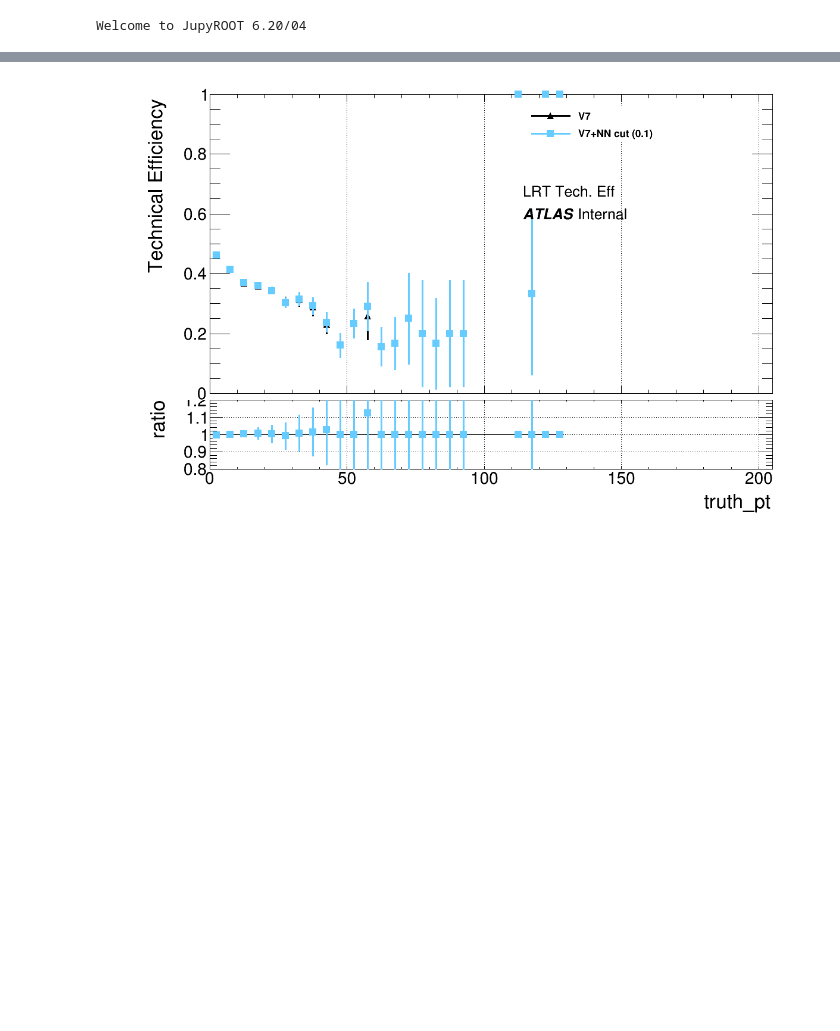
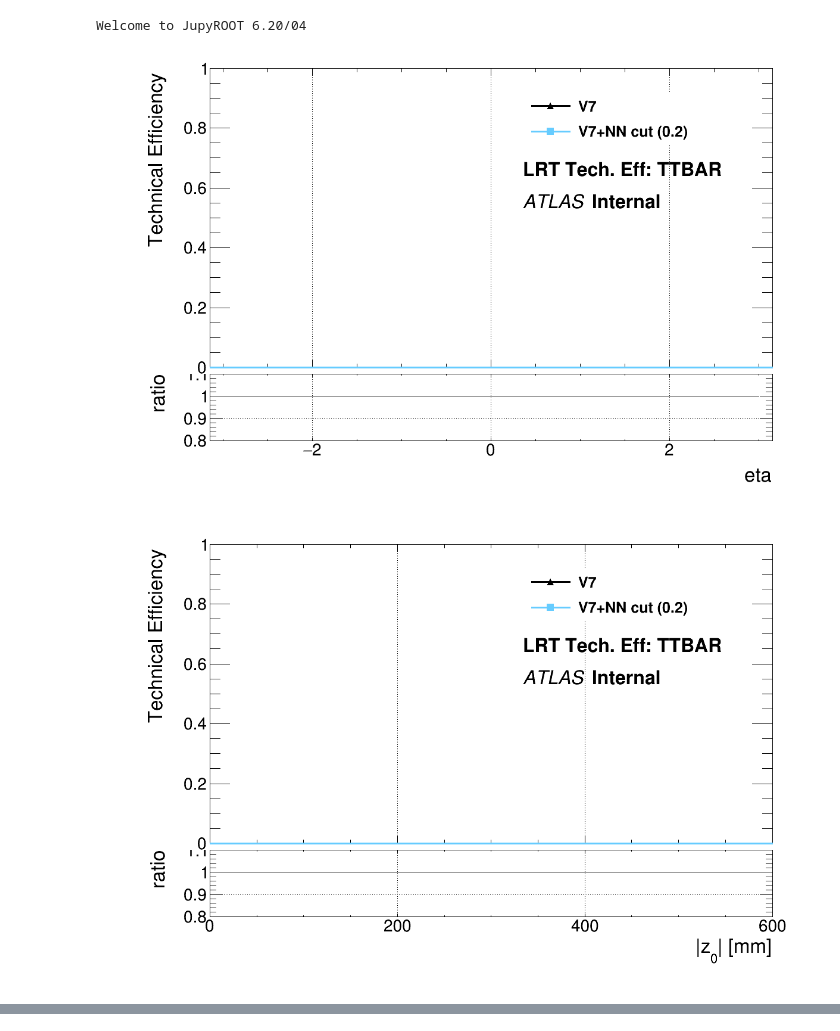
Before and after one commit to robinnewhouse/LRTNotebooks, a Jupyter notebook: make_comparison_plots.ipynb, the cells around one changed output, grey strips where cells are left out. Saved outputs shown, nothing was run; the diff lists cells and outputs as text; code cells hidden in the pictures; blank space fills up the shorter version.

```diff
--- a/make_comparison_plots.ipynb
+++ b/make_comparison_plots.ipynb
@@ -7,11 +7,14 @@ from array import array
 ROOT.gROOT.SetStyle('ATLAS')
 import time
 import os
+from IPython.display import Image, display
 
-def draw_note(x, y, text, size=12, font=63):
+def draw_note(x, y, text, size=35, font=63):
     l = ROOT.TLatex()
     l.SetNDC()
     l.SetTextColor(1)
+    l.SetTextFont(font)
+    l.SetTextSize(size);
     l.DrawLatex(x, y, text)
 
 def atlas_label(x, y, text=None, color=1):
@@ -21,17 +24,22 @@ FONT_SIZE = 30
 # %% [output]
 Welcome to JupyROOT 6.20/04
 # %%
+signal = 'VH4b'
+signal = 'HNL'
+signal = 'RPVLF'
+signal = 'TTBAR'
+
 variables = {
-    'truth_eta' : (-3,3),
-    'truth_absz0' : (0,10000),
-    'truth_absd0' : (0,300),
-    'truth_r' : (0,1000),
-    'truth_pt' : (0,1000000),
+    'truth_eta' :   {'bounds' : (-3,3),    'label': 'eta', 'log' : False,},
+    'truth_absz0' : {'bounds' : (0,600), 'label': '|z_{0}| [mm]', 'log' : False,},
+    'truth_absd0' : {'bounds' : (0,300),   'label': '|d_{0}| [mm]', 'log' : False,},
+    'truth_r' :     {'bounds' : (0,300),  'label': 'radius [mm]', 'log' : False,},
+    'truth_pt' :    {'bounds' : (0,100),   'label': 'p_{T} [GeV]', 'log' : False,},
 }
-output_dir = "/home/newhouse/public/Analysis/LRT/lrtanalysis/run/NN_func/"
+output_dir = f"/data/newhouse/LRT/forMatthias/plots/v7_nn_p2/{signal}/"
 os.makedirs(output_dir, exist_ok=True)
 
-for var, bounds in variables.items():
+for var, options in variables.items():
     # bins = [2, 2.5, 3, 4, 6, 8, 10]
     hist_markers = itertools.cycle([22,21,33,29,30,31,32,34,35])
     hist_colors = itertools.cycle([ROOT.kBlack, ROOT.kAzure+6, ROOT.kRed, ROOT.kViolet+8, ROOT.kGreen+1, ROOT.kOrange -3])
@@ -39,8 +47,8 @@ for var, bounds in variables.items():
     tree1 = 'v7'
     tree2 = 'v7_nn'
     # Open file
-    tfiles = {tree1: ROOT.TFile('/home/newhouse/public/Analysis/LRT/lrtanalysis/run/plots/Efficiency_files_VH4b_V7.root'),
-              tree2: ROOT.TFile('/home/newhouse/public/Analysis/LRT/lrtanalysis/run/plots/Efficiency_files_VH4b_V7nn.root')}
+    tfiles = {tree1: ROOT.TFile(f'/home/newhouse/public/Analysis/LRT/lrtanalysis/run/plots/Efficiency_files_{signal}_V7.root'),
+              tree2: ROOT.TFile(f'/home/newhouse/public/Analysis/LRT/lrtanalysis/run/plots/Efficiency_files_{signal}_V7nn_p2.root')}
 
     # Load tree from file
     ttree = {tree1:  tfiles[tree1].Get(tree_name),
@@ -53,11 +61,13 @@ for var, bounds in variables.items():
     c = None
     scale = 1.0
     c = ROOT.TCanvas("c", "", int(1200*scale), int(800*scale))
+
     pad1 = ROOT.TPad("pad1", "pad1", 0, 0.3, 1, 1.0)
     pad1.SetBottomMargin(0.02);  # Upper and lower plot are not joined
     pad1.SetGridx();          # Vertical grid
     pad1.Draw();              # Draw the upper pad: pad1
     pad1.cd();                # pad1 becomes the current pad
+
 
     # Set draw properties
     for key, h in hist.items():
@@ -69,9 +79,9 @@ for var, bounds in variables.items():
         h.SetMarkerColor(hcolor)
         h.SetMarkerStyle(next(hist_markers))
         # X axis
-        h.GetXaxis().SetRangeUser(bounds[0], bounds[1]);
+        h.GetXaxis().SetRangeUser(options['bounds'][0], options['bounds'][1]);
         h.GetXaxis().SetLabelSize(0);
-        h.GetXaxis().SetTitle(var)
+        h.GetXaxis().SetTitle(options['label'])
         h.GetYaxis().SetTitle("Technical Efficiency")
         # Y axis
         h.GetYaxis().SetMaxDigits(6);
@@ -84,20 +94,21 @@ for var, bounds in variables.items():
 
     hist[tree1].Draw()
     hist[tree2].Draw("SAME")
-
+    c.cd();
     # format legend
     x = 0.6
-    y = 0.7
+    y = 0.8
     leg = ROOT.TLegend(x, 0.8, 0.91, 0.91)
     leg.SetTextSize(0.035)
     leg.SetBorderSize(0)
     leg.SetFillColor(ROOT.kWhite)
     leg.SetShadowColor(ROOT.kWhite)
     leg.AddEntry(hist[tree1], "V7", "lp")
-    leg.AddEntry(hist[tree2], "V7+NN cut (0.1)", "lp")
+    leg.AddEntry(hist[tree2], "V7+NN cut (0.2)", "lp")
     dy = .07
-    draw_note(x, y-dy, 'LRT Tech. Eff')
+    draw_note(x, y-dy, f'LRT Tech. Eff: {signal}')
     atlas_label(x,y-2*dy, 'Internal')
+#     draw_note(x, y-3*dy, signal)
     leg.Draw()
 
 
@@ -105,7 +116,7 @@ for var, bounds in variables.items():
     c.cd();          # Go back to the main canvas before defining pad2
     pad2 = ROOT.TPad("pad2", "pad2", 0, 0.05, 1, 0.3)
     pad2.SetTopMargin(0)
-    pad2.SetBottomMargin(0.4)
+    pad2.SetBottomMargin(0.42)
     pad2.SetGridx() # vertical grid
     pad2.SetGridy() # horizontal grid
     pad2.Draw()
@@ -115,37 +126,42 @@ for var, bounds in variables.items():
     h3 = hist[tree2].Clone("h3");
     h3.SetLineColor(hcolor);
     h3.SetMinimum(0.8);  # Define Y ..
-    h3.SetMaximum(1.2); # .. range
+    h3.SetMaximum(1.1); # .. range
 #     h3.Sumw2();
 #     h3.SetStats(0);      # No statistics on lower plot
     h3.Divide(hist[tree1]);
     h3.SetMarkerStyle(21);
     max_bin_content = h3.GetBinContent(h3.GetMaximumBin())
     min_bin_content = h3.GetBinContent(h3.GetMinimumBin())
 #     h3.SetMaximum(1.4 if max_bin_content > 1.3 else max_bin_content + .1);
 #     h3.SetMinimum(min_bin_content - .1);
-    hline = ROOT.TLine(h3.GetBinCenter(h3.FindFirstBinAbove()), 1, h3.GetBinCenter(h3.FindLastBinAbove()), 1)
+    hline = ROOT.TLine(options['bounds'][0], 1, options['bounds'][1], 1)
     pad2.SetFillStyle(0)
     h3.Draw("ep") # Draw the ratio plot
     hline.Draw("Same")
     h3.Draw("ep Same") # Draw the ratio plot
 
     # Y axis ratio plot settings
     h3.GetYaxis().SetTitle("ratio")
     h3.GetYaxis().SetNdivisions(505)
     h3.GetYaxis().SetTitleSize(FONT_SIZE*1.2)
     h3.GetYaxis().SetTitleFont(43)
     h3.GetYaxis().SetTitleOffset(1.0)
     h3.GetYaxis().SetLabelFont(43)  # Absolute font size in pixel (precision 3)
     h3.GetYaxis().SetLabelSize(FONT_SIZE)
     # X axis ratio plot settings
     h3.GetXaxis().SetTitleSize(FONT_SIZE*1.2);
     h3.GetXaxis().SetTitleFont(43);
     h3.GetXaxis().SetTitleOffset(4.);
     h3.GetXaxis().SetLabelFont(43);  # Absolute font size in pixel (precision 3)
     h3.GetXaxis().SetLabelSize(FONT_SIZE);
 
 
-    c.Draw()
-    c.SaveAs(f'{output_dir}tech_eff_comparison_{var}.png')
+#     c.Draw()
+    image_file = f'{output_dir}tech_eff_comparison_{var}.png'
+    c.SaveAs(image_file)
+    c.SaveAs(image_file.replace('png', 'pdf'))
+    display(Image(filename=image_file))
 # %% [output]
+[figure, new version]
+[figure, added]
@@ -162,4 +186,3 @@ Info in <TCanvas::Print>: png file /home/newhouse/public/Analysis/LRT/lrtanalysi
-[figure, old version]
 # %%
 # Make fake comparison plot
 
```
Also changed, not shown: parts of 4 cells of this notebook, 1 other file.
